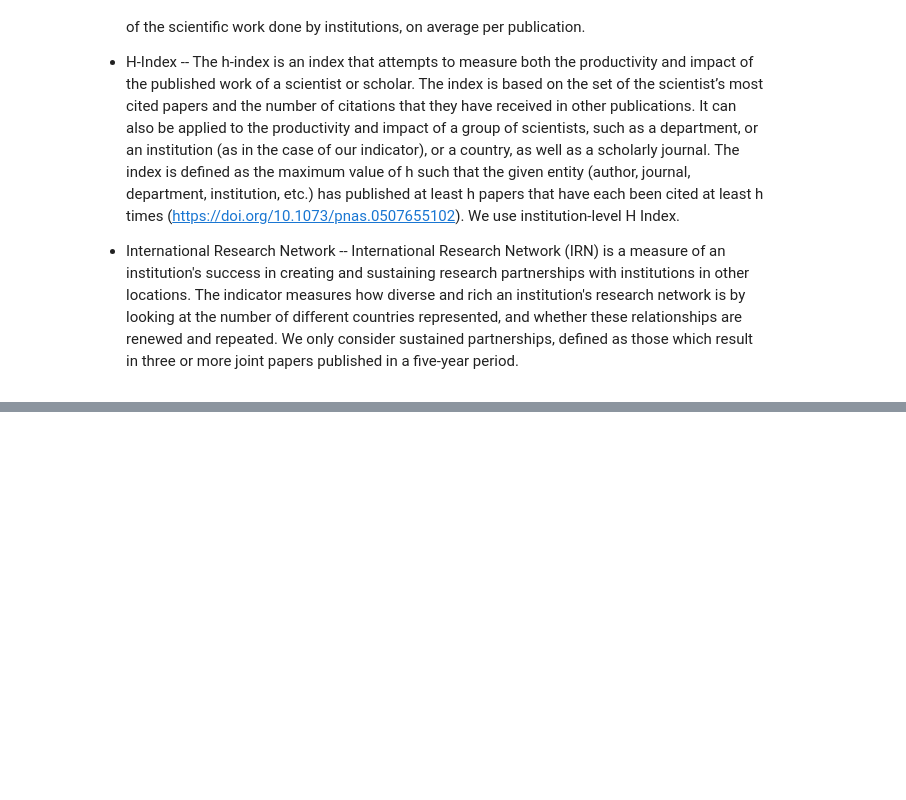
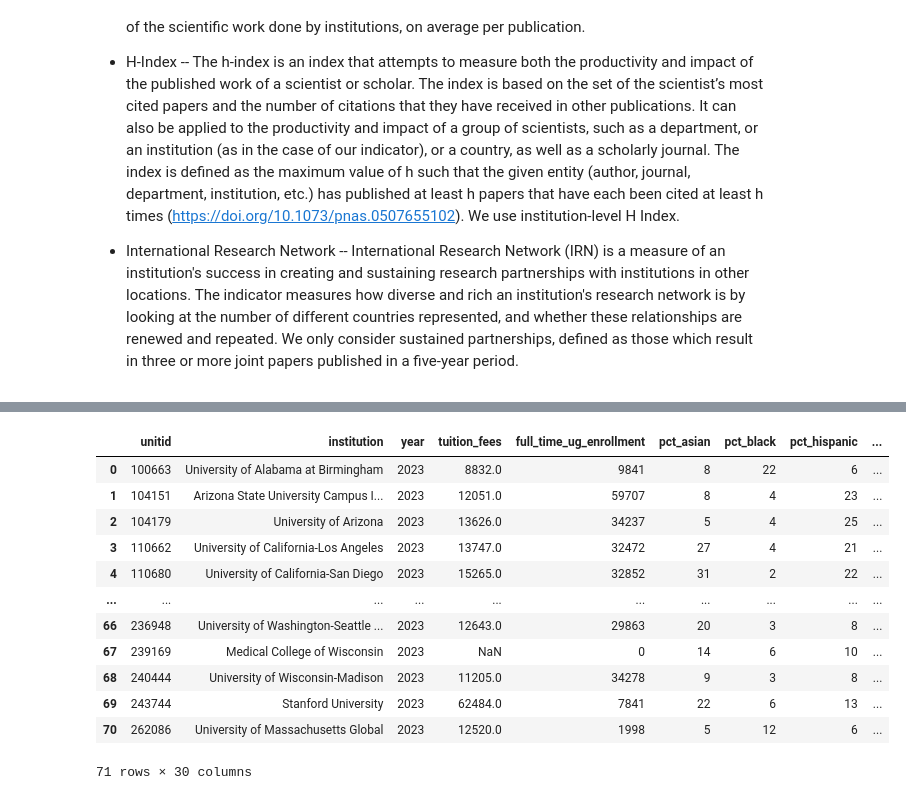
Before and after one commit to mlb2007/ai_tutorial_2025, a Jupyter notebook: session-1/college_analysis.ipynb, the cells around one changed output, grey strips where cells are left out. Cells and saved outputs as stored; diff of their text form; code cells hidden in the pictures; blank space fills up the shorter version.

Commit message:
add data for analysis

```diff
--- a/session-1/college_analysis.ipynb
+++ b/session-1/college_analysis.ipynb
@@ -172,0 +175,10 @@ Getting admission data for University of Washington
+# %%
+df_proxy_data = pd.read_csv("proxy_data.csv")
+
+# print the first 5 rows
+print(df_proxy_data.head())
+
+# print the shape of the dataframe
+print(df_proxy_data.shape)
+
+# print the columns of the dataframe
@@ -172,0 +203,19 @@ Getting admission data for University of Washington
+# %%
+#merge df_proxy_data on 'institution' and aggregate_df on 'school.name'
+df_merged = pd.merge(df_proxy_data, aggregated_df, left_on='institution', right_on='school.name', how='left')
+# %%
+df_merged
+# %% [output]
+|  | unitid | institution | year | tuition_fees | full_time_ug_enrollment | pct_asian | pct_black | pct_hispanic | ... |
+| 0 | 100663 | University of Alabama at Birmingham | 2023 | 8832.0 | 9841 | 8 | 22 | 6 | ... |
+| 1 | 104151 | Arizona State University Campus I... | 2023 | 12051.0 | 59707 | 8 | 4 | 23 | ... |
+| 2 | 104179 | University of Arizona | 2023 | 13626.0 | 34237 | 5 | 4 | 25 | ... |
+| 3 | 110662 | University of California-Los Angeles | 2023 | 13747.0 | 32472 | 27 | 4 | 21 | ... |
+| 4 | 110680 | University of California-San Diego | 2023 | 15265.0 | 32852 | 31 | 2 | 22 | ... |
+| ... | ... | ... | ... | ... | ... | ... | ... | ... | ... |
+| 66 | 236948 | University of Washington-Seattle ... | 2023 | 12643.0 | 29863 | 20 | 3 | 8 | ... |
+| 67 | 239169 | Medical College of Wisconsin | 2023 | NaN | 0 | 14 | 6 | 10 | ... |
+| 68 | 240444 | University of Wisconsin-Madison | 2023 | 11205.0 | 34278 | 9 | 3 | 8 | ... |
+| 69 | 243744 | Stanford University | 2023 | 62484.0 | 7841 | 22 | 6 | 13 | ... |
+| 70 | 262086 | University of Massachusetts Global | 2023 | 12520.0 | 1998 | 5 | 12 | 6 | ... |
+71 rows × 30 columns
```
Also changed, not shown: parts of 3 cells of this notebook, 16 other files.
